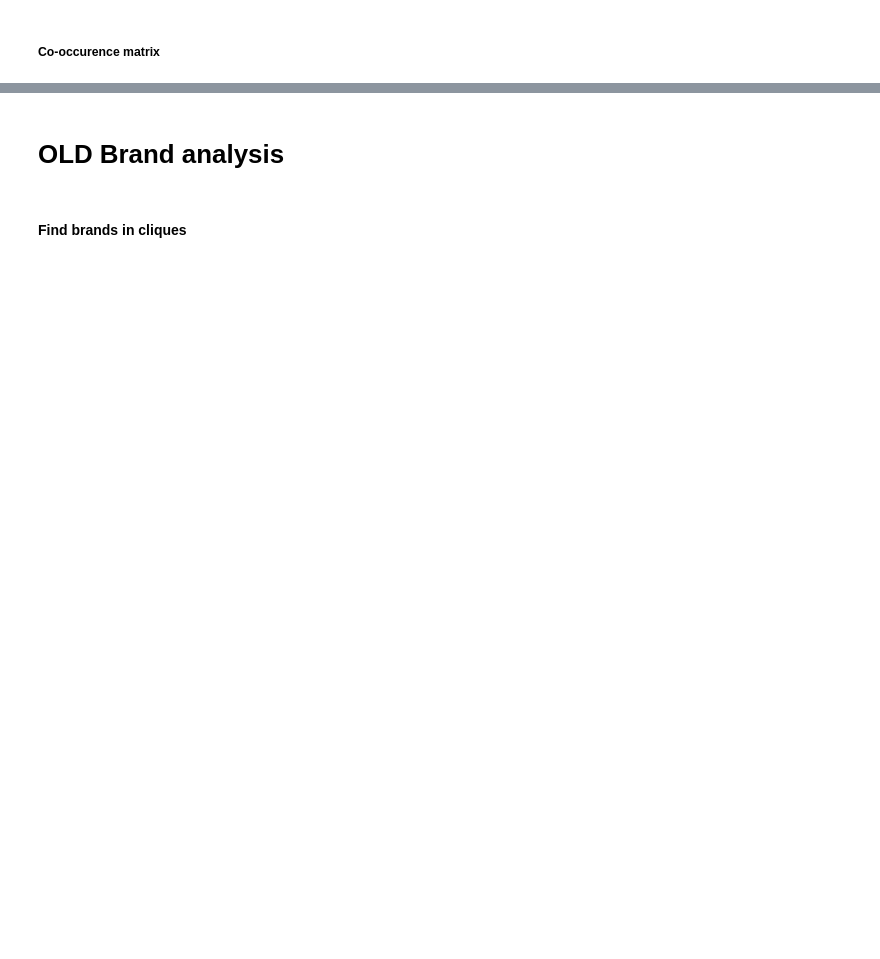
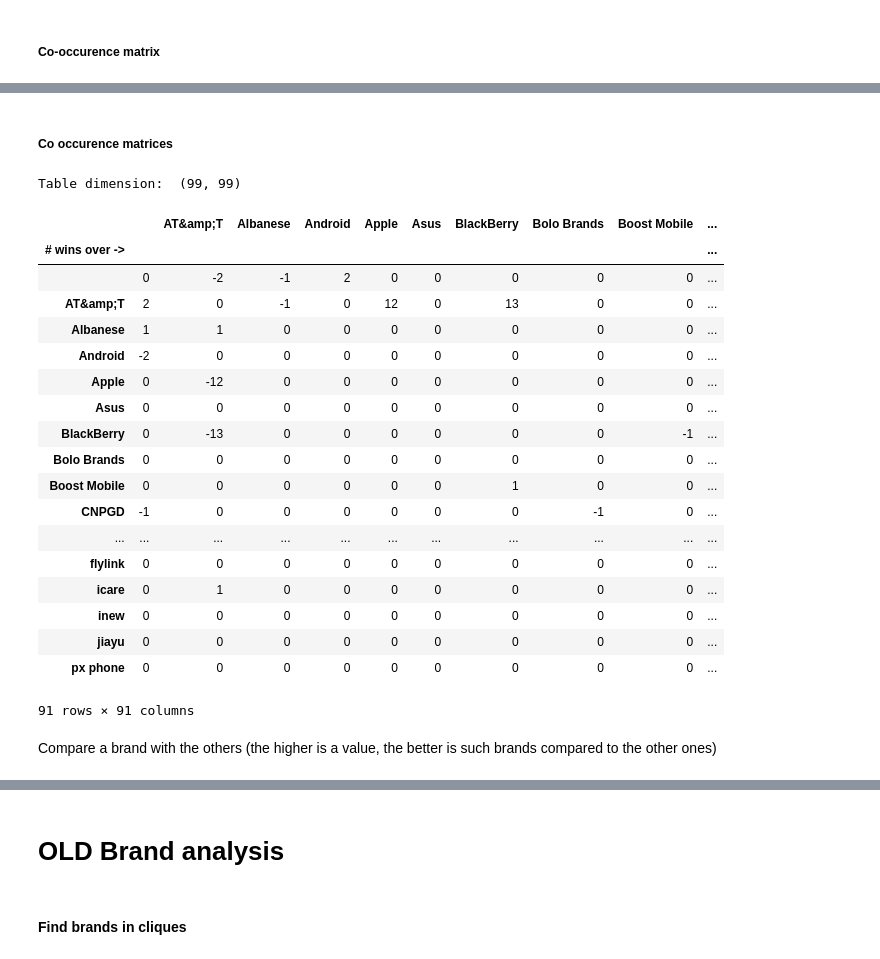
Before and after one commit to tarmeens/ada-homework, a Jupyter notebook: project/Brand analysis.ipynb, the cells around one changed output, grey strips where cells are left out. Cells and saved outputs as stored; diff of their text form; code cells hidden in the pictures; blank space fills up the shorter version.

```diff
--- a/project/Brand analysis.ipynb
+++ b/project/Brand analysis.ipynb
@@ -497,0 +465,16 @@ df.sort_values('fan_in', ascending=False).head()
+# %%
+feat_agg = {}
+for f in features:
+    feat_agg[f] = 'sum'
+
+filt_res = unified_df.copy()
+for f in features:
+    filt_res[f] = unified_df[f].map(lambda x: 1 if x == 1 else 0)
+res_group = filt_res.groupby('brand').agg(feat_agg)
+res_group.sort_values(by = 'fan_in', ascending=False).head(15)
+
+# brand_hist = res_group.plot.bar()
+# brand_hist.legend().set_visible(False)
+# brand_hist.set_xlabel('Brand')
+# brand_hist.set_ylabel('# Best')
+# plt.show()
@@ -497,0 +499,53 @@ df.sort_values('fan_in', ascending=False).head()
+# %% [markdown]
+##### Co occurence matrices
+# %%
+features = ['fan_in', 'price', 'num_reviews', 'average_rating']
+#feature = 'num_reviews'
+occ_matrices = []
+for feature in features:
+    # build co-occurence matrix with a set
+    unified_occ = pd.DataFrame(brands_clique_set, columns = ['brand'])
+    unified_occ = unified_occ.set_index('brand')
+    for b in brands_clique_set:
+        unified_occ[b] = 0
+    unified_occ.index.rename('# wins over ->', inplace = True)
+
+    occ_res = res.copy()
+    occ_res[feature] = occ_res[feature].map(lambda x: 1 if x == 1 else 0)
+    res_group = occ_res.groupby('id')
+
+    for c_id, c in res_group:
+        winner_brand = c[c[feature] == 1].brand
+        loser_brands = c[c[feature] == 0].brand
+        for lb in loser_brands:
+            unified_occ.loc[winner_brand, lb] += 1
+            unified_occ.loc[lb, winner_brand] -= 1
+    occ_matrices.append(unified_occ)
+# %%
+unified_occ = occ_matrices[0]
+print("Table dimension: ", unified_occ.shape)
+unified_occ = unified_occ.loc[(unified_occ.sum(axis=1) != 0), (unified_occ.sum(axis=0) != 0)]
+unified_occ
+# %% [output]
+Table dimension:  (99, 99)
+|  |  | AT&amp;T | Albanese | Android | Apple | Asus | BlackBerry | Bolo Brands | Boost Mobile | ... |
+| # wins over -> |  |  |  |  |  |  |  |  |  | ... |
+|  | 0 | -2 | -1 | 2 | 0 | 0 | 0 | 0 | 0 | ... |
+| AT&amp;T | 2 | 0 | -1 | 0 | 12 | 0 | 13 | 0 | 0 | ... |
+| Albanese | 1 | 1 | 0 | 0 | 0 | 0 | 0 | 0 | 0 | ... |
+| Android | -2 | 0 | 0 | 0 | 0 | 0 | 0 | 0 | 0 | ... |
+| Apple | 0 | -12 | 0 | 0 | 0 | 0 | 0 | 0 | 0 | ... |
+| Asus | 0 | 0 | 0 | 0 | 0 | 0 | 0 | 0 | 0 | ... |
+| BlackBerry | 0 | -13 | 0 | 0 | 0 | 0 | 0 | 0 | -1 | ... |
+| Bolo Brands | 0 | 0 | 0 | 0 | 0 | 0 | 0 | 0 | 0 | ... |
+| Boost Mobile | 0 | 0 | 0 | 0 | 0 | 0 | 1 | 0 | 0 | ... |
+| CNPGD | -1 | 0 | 0 | 0 | 0 | 0 | 0 | -1 | 0 | ... |
+| ... | ... | ... | ... | ... | ... | ... | ... | ... | ... | ... |
+| flylink | 0 | 0 | 0 | 0 | 0 | 0 | 0 | 0 | 0 | ... |
+| icare | 0 | 1 | 0 | 0 | 0 | 0 | 0 | 0 | 0 | ... |
+| inew | 0 | 0 | 0 | 0 | 0 | 0 | 0 | 0 | 0 | ... |
+| jiayu | 0 | 0 | 0 | 0 | 0 | 0 | 0 | 0 | 0 | ... |
+| px phone | 0 | 0 | 0 | 0 | 0 | 0 | 0 | 0 | 0 | ... |
+91 rows × 91 columns
+# %% [markdown]
+Compare a brand with the others (the higher is a value, the better is such brands compared to the other ones)
```
Also changed, not shown: parts of 36 cells of this notebook, 1 other file.
